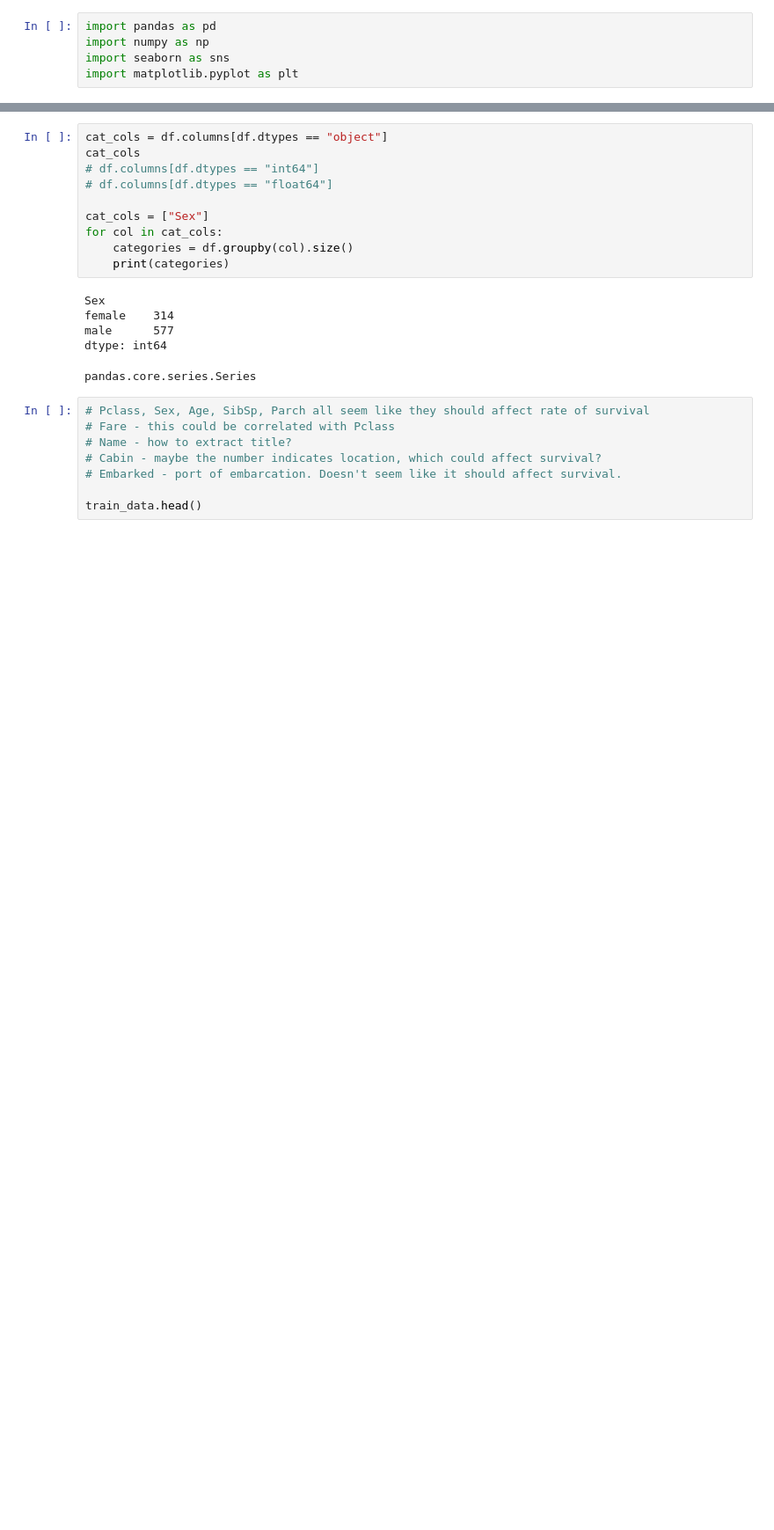
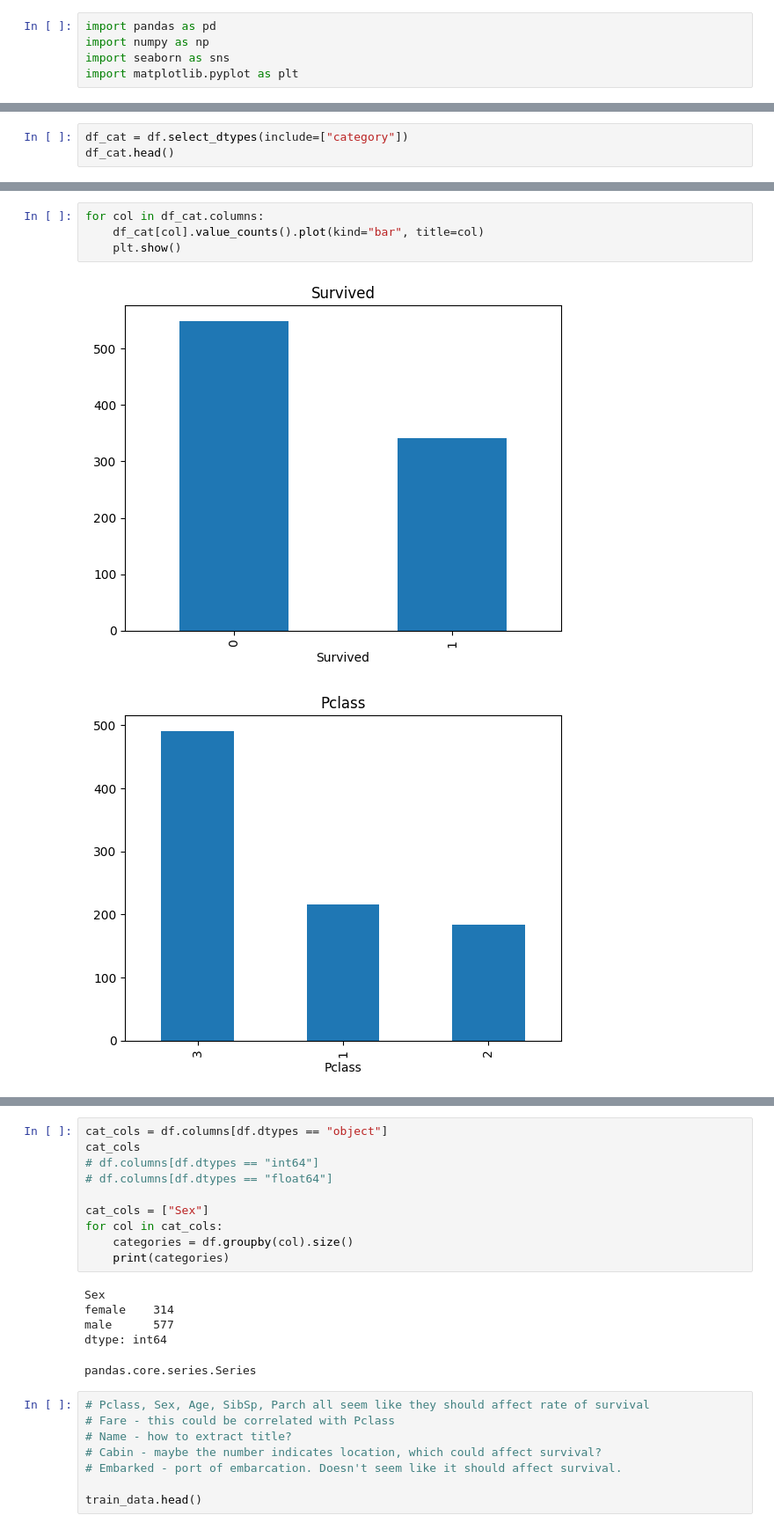
Before and after one commit to rfdspeng/ml_ai_portfolio, a Jupyter notebook: notes/example_code/titanic.ipynb, the cells around one changed output, grey strips where cells are left out. Shown at 88% size. Drawn from its saved outputs; the diff is of its cells as text; blank space fills up the shorter version.

```diff
--- a/notes/example_code/titanic.ipynb
+++ b/notes/example_code/titanic.ipynb
@@ -26,0 +112,3 @@ df.head()
+# %%
+df_cat = df.select_dtypes(include=["category"])
+df_cat.head()
@@ -26,0 +122,7 @@ df.head()
+# %%
+for col in df_cat.columns:
+    df_cat[col].value_counts().plot(kind="bar", title=col)
+    plt.show()
+# %% [output]
+[figure, added]
+[figure, added]
```
Also changed, not shown: parts of 19 cells of this notebook, 5 other files.
